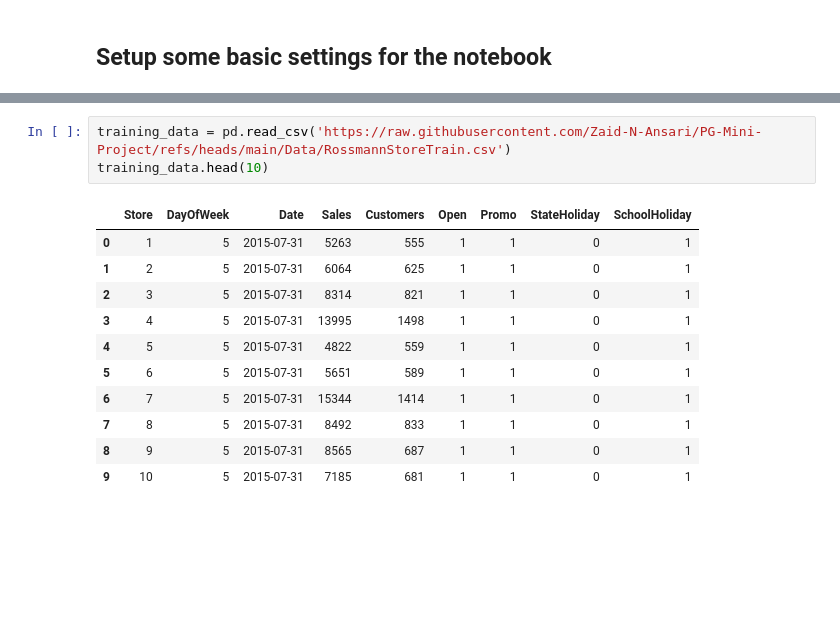
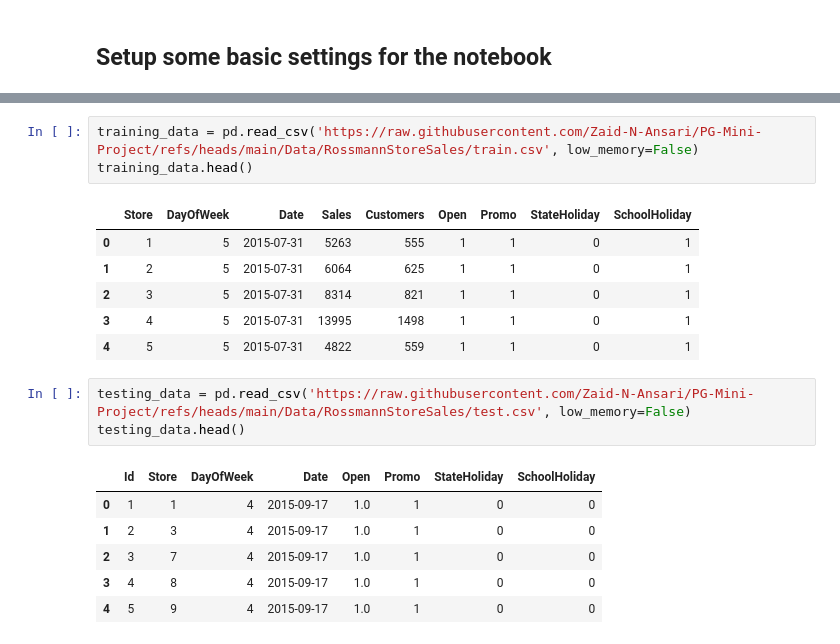
Before and after one commit to Zaid-N-Ansari/PG-Mini-Project, a Jupyter notebook: Regression/RossmannStoreSales.ipynb, the cells around one changed output, grey strips where cells are left out. Saved outputs shown, nothing was run; the diff lists cells and outputs as text; blank space fills up the shorter version.

```diff
--- a/Regression/RossmannStoreSales.ipynb
+++ b/Regression/RossmannStoreSales.ipynb
@@ -52,15 +15,20 @@ sns.set_theme(context='notebook', style='darkgrid', palette='Paired', font='sans
 # %%
-training_data = pd.read_csv('https://raw.githubusercontent.com/Zaid-N-Ansari/PG-Mini-Project/refs/heads/main/Data/RossmannStoreTrain.csv')
-training_data.head(10)
+training_data = pd.read_csv('https://raw.githubusercontent.com/Zaid-N-Ansari/PG-Mini-Project/refs/heads/main/Data/RossmannStoreSales/train.csv', low_memory=False)
+training_data.head()
 # %% [output]
 |  | Store | DayOfWeek | Date | Sales | Customers | Open | Promo | StateHoliday | SchoolHoliday |
 | 0 | 1 | 5 | 2015-07-31 | 5263 | 555 | 1 | 1 | 0 | 1 |
 | 1 | 2 | 5 | 2015-07-31 | 6064 | 625 | 1 | 1 | 0 | 1 |
 | 2 | 3 | 5 | 2015-07-31 | 8314 | 821 | 1 | 1 | 0 | 1 |
 | 3 | 4 | 5 | 2015-07-31 | 13995 | 1498 | 1 | 1 | 0 | 1 |
 | 4 | 5 | 5 | 2015-07-31 | 4822 | 559 | 1 | 1 | 0 | 1 |
-| 5 | 6 | 5 | 2015-07-31 | 5651 | 589 | 1 | 1 | 0 | 1 |
-| 6 | 7 | 5 | 2015-07-31 | 15344 | 1414 | 1 | 1 | 0 | 1 |
-| 7 | 8 | 5 | 2015-07-31 | 8492 | 833 | 1 | 1 | 0 | 1 |
-| 8 | 9 | 5 | 2015-07-31 | 8565 | 687 | 1 | 1 | 0 | 1 |
-| 9 | 10 | 5 | 2015-07-31 | 7185 | 681 | 1 | 1 | 0 | 1 |
+# %%
+testing_data = pd.read_csv('https://raw.githubusercontent.com/Zaid-N-Ansari/PG-Mini-Project/refs/heads/main/Data/RossmannStoreSales/test.csv', low_memory=False)
+testing_data.head()
+# %% [output]
+|  | Id | Store | DayOfWeek | Date | Open | Promo | StateHoliday | SchoolHoliday |
+| 0 | 1 | 1 | 4 | 2015-09-17 | 1.0 | 1 | 0 | 0 |
+| 1 | 2 | 3 | 4 | 2015-09-17 | 1.0 | 1 | 0 | 0 |
+| 2 | 3 | 7 | 4 | 2015-09-17 | 1.0 | 1 | 0 | 0 |
+| 3 | 4 | 8 | 4 | 2015-09-17 | 1.0 | 1 | 0 | 0 |
+| 4 | 5 | 9 | 4 | 2015-09-17 | 1.0 | 1 | 0 | 0 |
```
Also changed, not shown: parts of 12 cells of this notebook.
